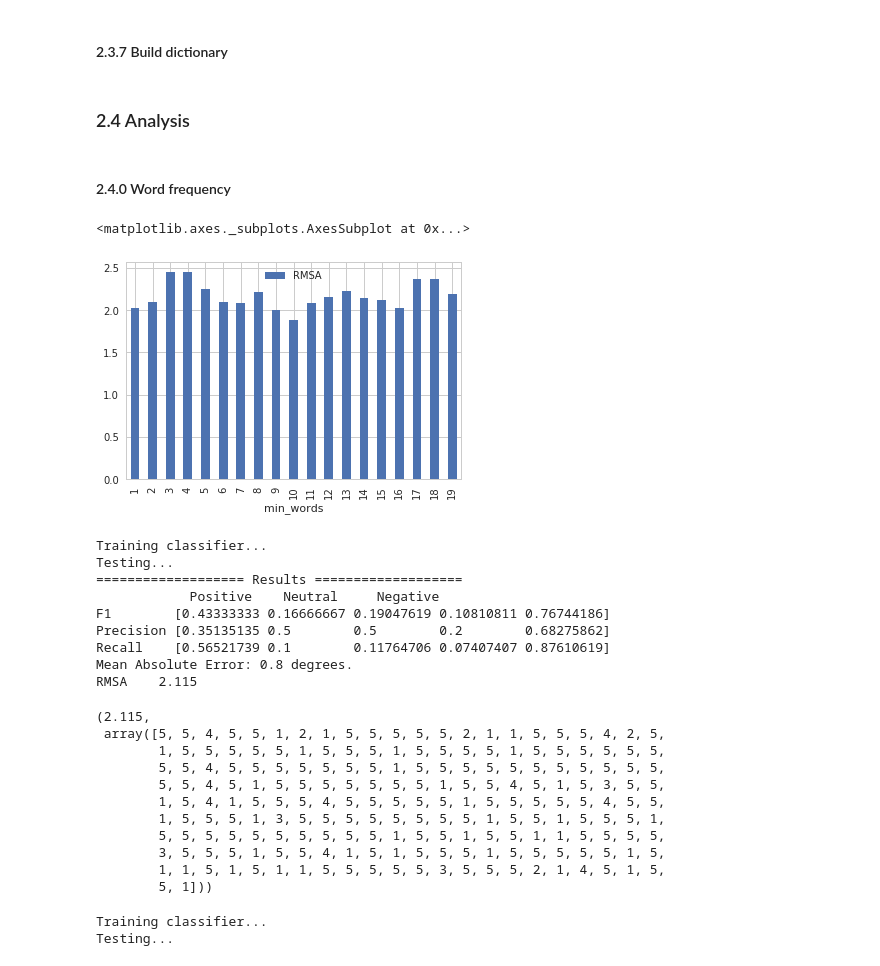
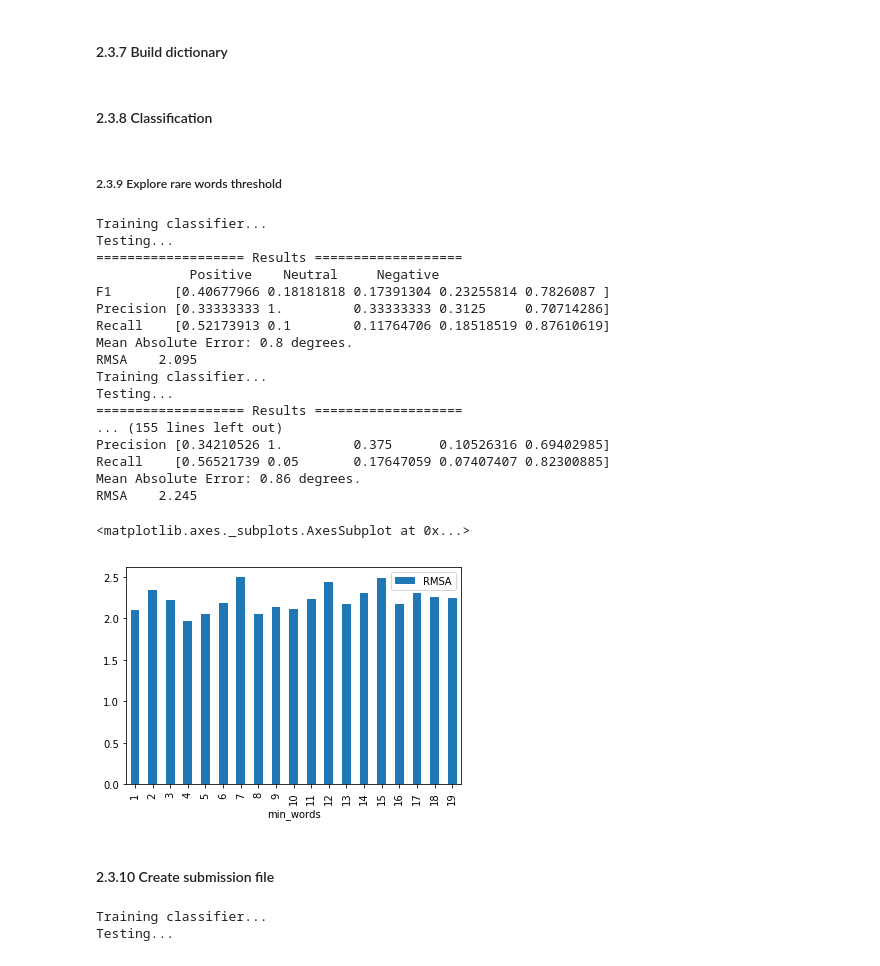
Before and after one commit to writ3it/AI_CellMe, a Jupyter notebook: main.ipynb, the cells around one changed output. Cells and saved outputs as stored; diff of their text form; code cells hidden in the pictures.

```diff
--- a/main.ipynb
+++ b/main.ipynb
@@ -129,13 +125,3 @@ class ReviewTokenizer(WordTokenizer):
-# %%
-#from Ph.D. D.B. tutorial
-sns.set(style="whitegrid")
-sns.set_color_codes("muted")
-
-def show_histogram(word_counts, title=None):
-    plot_df = pd.DataFrame.from_dict(word_counts,orient="index").reset_index().rename(columns={0:'Count'})
-    f, ax = plt.subplots(figsize=(12, 15))
-    p = sns.barplot(x="Count", y="index", data=plot_df, color="b")
-    p.set(xlabel="Count", ylabel="", title=title)
 # %% [markdown]
 #### 2.3.6 Words visualisation
 # %%
@@ -178,18 +162,12 @@ def create_bow(documents, features,stopwords,text_column='Reviews', label_column
             col.append(features[token])
             data.append(1)
     return csr_matrix((data, (row, col)), shape=(len(documents), len(features))), labels
-# %% [markdown]
-### 2.4 Analysis
-# %% [markdown]
-#### 2.4.0 Word frequency
+# %% [markdown]
+#### 2.3.8 Classification
 # %%
-from scipy.sparse import csr_matrix
-from sklearn.ensemble import RandomForestClassifier
-from sklearn.metrics import f1_score, precision_score, recall_score
-from sklearn.model_selection import train_test_split
-
 min_word_count = 10
 def experiment(min_word_count,sample=True,predict=False):
+    global seed
     if not predict:
         data = loader(train_file_path,sample=sample)
         row_count = data.shape[0]
@@ -220,7 +198,7 @@ def experiment(min_word_count,sample=True,predict=False):
     X_train, y_train = create_bow(train_data, feature_dict,stopwords)
     list_of_labels = list(set(y_train))
 
-    classifier = RandomForestClassifier(n_estimators=30, n_jobs=4, random_state=23)
+    classifier = RandomForestClassifier(n_estimators=30, n_jobs=4, random_state=seed)
     classifier.fit(X_train, y_train)
 
     print("Testing...")
@@ -248,40 +226,36 @@ def experiment(min_word_count,sample=True,predict=False):
             output.append((_id,pre))
         return output
     return rmsa,predicted
+# %% [markdown]
+##### 2.3.9 Explore rare words threshold
 # %%
-
 RMSA = []
 for min_words in range(1,20):
-    rmsa = experiment(min_words)
+    rmsa,_ = experiment(min_words, sample=True, predict=False)
     RMSA.append((min_words,rmsa))
 
 df = pd.DataFrame(RMSA, columns=['min_words', 'RMSA'])
 df.plot(kind='bar', x='min_words')
 # %% [output]
-<matplotlib.axes._subplots.AxesSubplot at 0x...>
+Training classifier...
+Testing...
+=================== Results ===================
+            Positive    Neutral     Negative
+F1        [0.40677966 0.18181818 0.17391304 0.23255814 0.7826087 ]
+Precision [0.33333333 1.         0.33333333 0.3125     0.70714286]
+Recall    [0.52173913 0.1        0.11764706 0.18518519 0.87610619]
+Mean Absolute Error: 0.8 degrees.
+RMSA    2.095
+Training classifier...
+Testing...
+=================== Results ===================
+... (155 lines left out)
+Precision [0.34210526 1.         0.375      0.10526316 0.69402985]
+Recall    [0.56521739 0.05       0.17647059 0.07407407 0.82300885]
+Mean Absolute Error: 0.86 degrees.
+RMSA    2.245
+<matplotlib.axes._subplots.AxesSubplot at 0x...>
-[figure, old version]
+[figure, new version]
-# %%
-
-experiment(10,True,False)
-# %% [output]
-Training classifier...
-Testing...
-=================== Results ===================
-            Positive    Neutral     Negative
-F1        [0.43333333 0.16666667 0.19047619 0.10810811 0.76744186]
-Precision [0.35135135 0.5        0.5        0.2        0.68275862]
-Recall    [0.56521739 0.1        0.11764706 0.07407407 0.87610619]
-Mean Absolute Error: 0.8 degrees.
-RMSA    2.115
-(2.115,
- array([5, 5, 4, 5, 5, 1, 2, 1, 5, 5, 5, 5, 5, 2, 1, 1, 5, 5, 5, 4, 2, 5,
-        1, 5, 5, 5, 5, 5, 1, 5, 5, 5, 1, 5, 5, 5, 5, 1, 5, 5, 5, 5, 5, 5,
-        5, 5, 4, 5, 5, 5, 5, 5, 5, 5, 1, 5, 5, 5, 5, 5, 5, 5, 5, 5, 5, 5,
-        5, 5, 4, 5, 1, 5, 5, 5, 5, 5, 5, 5, 1, 5, 5, 4, 5, 1, 5, 3, 5, 5,
-        1, 5, 4, 1, 5, 5, 5, 4, 5, 5, 5, 5, 5, 1, 5, 5, 5, 5, 5, 4, 5, 5,
-        1, 5, 5, 5, 1, 3, 5, 5, 5, 5, 5, 5, 5, 5, 1, 5, 5, 1, 5, 5, 5, 1,
-        5, 5, 5, 5, 5, 5, 5, 5, 5, 5, 1, 5, 5, 1, 5, 5, 1, 1, 5, 5, 5, 5,
-        3, 5, 5, 5, 1, 5, 5, 4, 1, 5, 1, 5, 5, 5, 1, 5, 5, 5, 5, 5, 1, 5,
-        1, 1, 5, 1, 5, 1, 1, 5, 5, 5, 5, 5, 3, 5, 5, 5, 2, 1, 4, 5, 1, 5,
-        5, 1]))
+# %% [markdown]
+#### 2.3.10 Create submission file
 # %%
```
Also changed, not shown: parts of 11 cells of this notebook.
